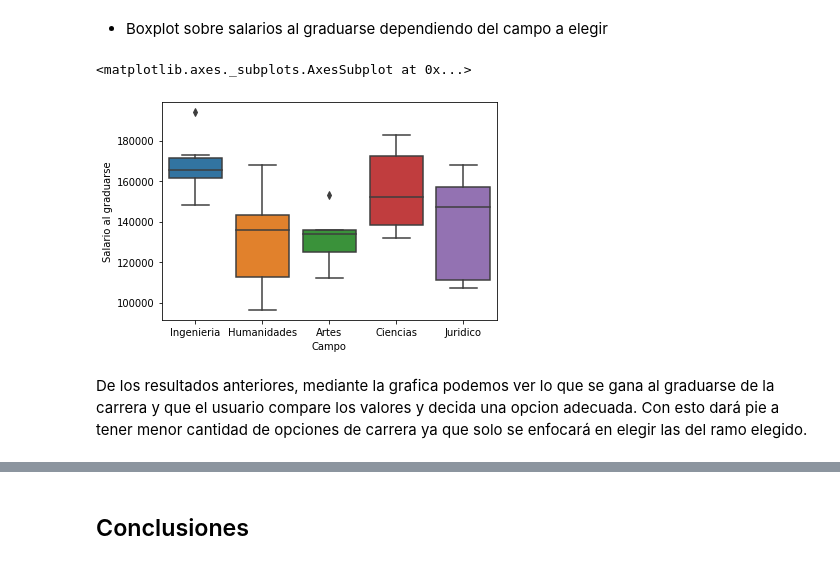
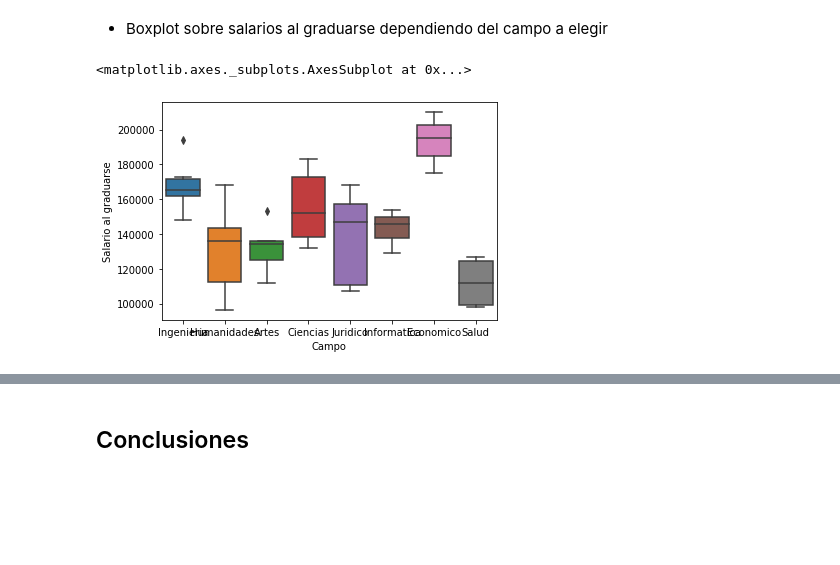
Before and after one commit to Sofia161/Mineria-de-datos, a Jupyter notebook: AVANCE 2 parte 2.ipynb, the cells around one changed output, grey strips where cells are left out. Saved outputs shown, nothing was run; the diff lists cells and outputs as text; code cells hidden in the pictures; blank space fills up the shorter version.

```diff
--- a/AVANCE 2 parte 2.ipynb
+++ b/AVANCE 2 parte 2.ipynb
@@ -234,16 +239,14 @@ Logramos ver que el campo que mayor carreras universitarias tiene es el de ingen
 # %% [markdown]
 - Boxplot sobre salarios al graduarse dependiendo del campo a elegir
 # %%
-df = carr[carr.Campo.isin(carr.Campo.value_counts().head(5).index)]
+import seaborn as sns
+df = carr[carr.Campo.isin(carr.Campo.value_counts().head(8).index)]
 
 sns.boxplot(
     x='Campo',
     y='Salario al graduarse',
     data=df
 )
 # %% [output]
 <matplotlib.axes._subplots.AxesSubplot at 0x...>
-[figure, old version]
+[figure, new version]
-# %% [markdown]
-De los resultados anteriores, mediante la grafica podemos ver lo que se gana al graduarse de la carrera y que el usuario compare los valores y decida una opcion adecuada.
-Con esto dará pie a tener menor cantidad de opciones de carrera ya que solo se enfocará en elegir las del ramo elegido.
```
Also changed, not shown: parts of 20 cells of this notebook.
